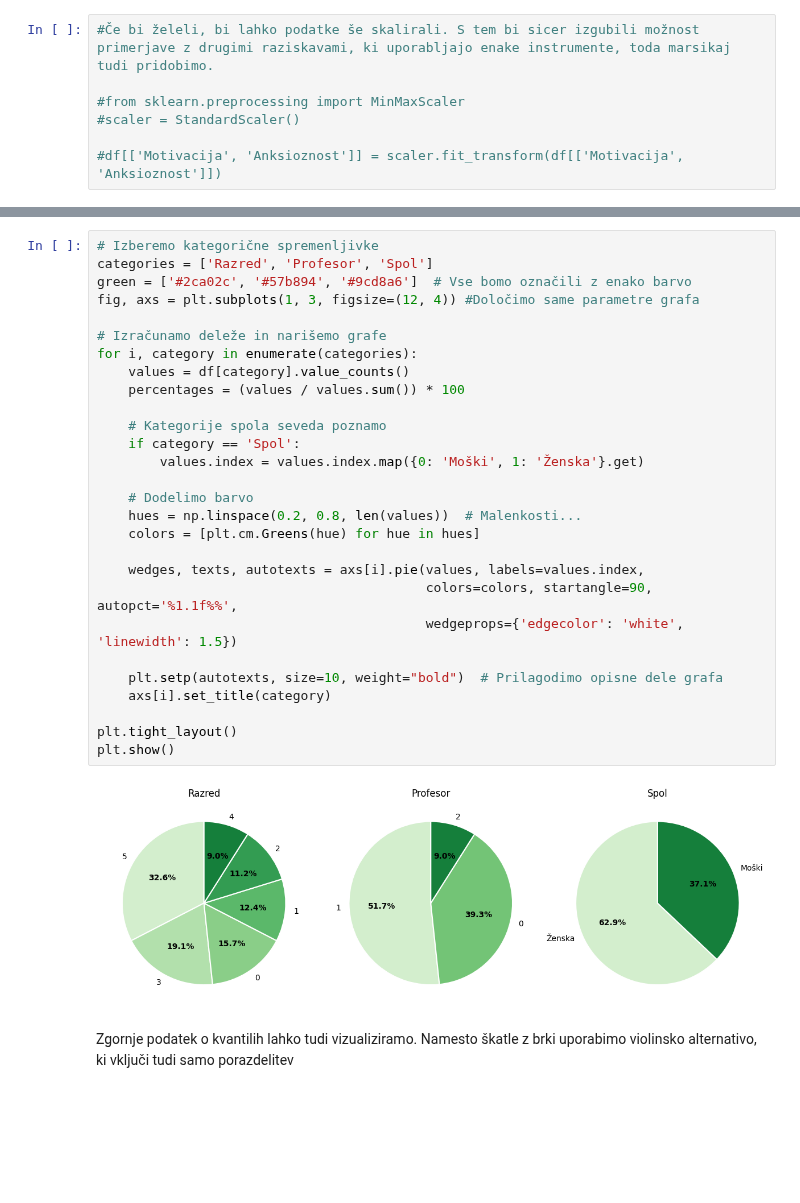
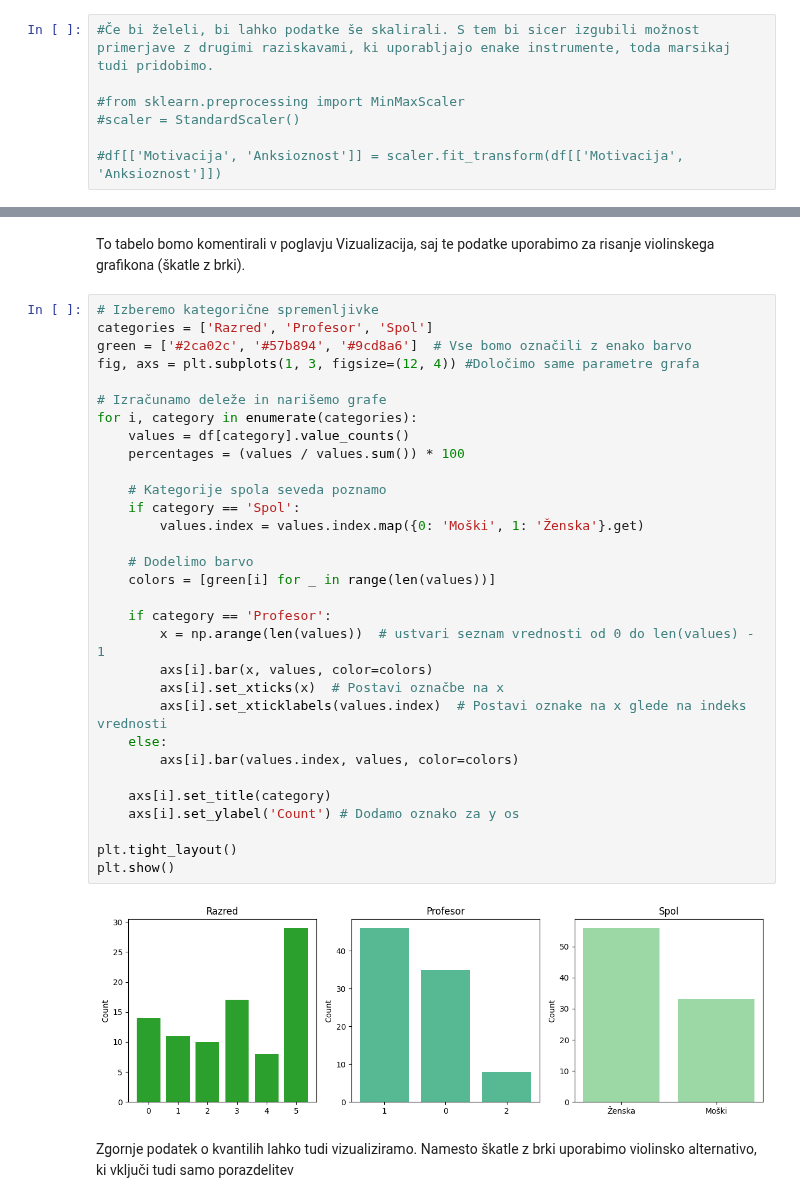
Before and after one commit to borbregant/ai_tandem_learning, a Jupyter notebook: STATISTIKA_PREDMET.ipynb, the cells around one changed output, grey strips where cells are left out. Cells and saved outputs as stored; diff of their text form; blank space fills up the shorter version.

```diff
--- a/STATISTIKA_PREDMET.ipynb
+++ b/STATISTIKA_PREDMET.ipynb
@@ -201,33 +196,38 @@ max         35.00        44.00
+# %% [markdown]
+To tabelo bomo komentirali v poglavju Vizualizacija, saj te podatke uporabimo za risanje violinskega grafikona (škatle z brki).
 # %%
 # Izberemo kategorične spremenljivke
 categories = ['Razred', 'Profesor', 'Spol']
 green = ['#2ca02c', '#57b894', '#9cd8a6']  # Vse bomo označili z enako barvo
 fig, axs = plt.subplots(1, 3, figsize=(12, 4)) #Določimo same parametre grafa
 
 # Izračunamo deleže in narišemo grafe
 for i, category in enumerate(categories):
     values = df[category].value_counts()
     percentages = (values / values.sum()) * 100
 
     # Kategorije spola seveda poznamo
     if category == 'Spol':
         values.index = values.index.map({0: 'Moški', 1: 'Ženska'}.get)
 
     # Dodelimo barvo
-    hues = np.linspace(0.2, 0.8, len(values))  # Malenkosti...
-    colors = [plt.cm.Greens(hue) for hue in hues]
+    colors = [green[i] for _ in range(len(values))]
 
-    wedges, texts, autotexts = axs[i].pie(values, labels=values.index,
-                                          colors=colors, startangle=90, autopct='%1.1f%%',
-                                          wedgeprops={'edgecolor': 'white', 'linewidth': 1.5})
+    if category == 'Profesor':
+        x = np.arange(len(values))  # ustvari seznam vrednosti od 0 do len(values) - 1
+        axs[i].bar(x, values, color=colors)
+        axs[i].set_xticks(x)  # Postavi označbe na x
+        axs[i].set_xticklabels(values.index)  # Postavi oznake na x glede na indeks vrednosti
+    else:
+        axs[i].bar(values.index, values, color=colors)
 
-    plt.setp(autotexts, size=10, weight="bold")  # Prilagodimo opisne dele grafa
     axs[i].set_title(category)
+    axs[i].set_ylabel('Count') # Dodamo oznako za y os
 
 plt.tight_layout()
 plt.show()
 # %% [output]
-[figure, old version]
+[figure, new version]
 # %% [markdown]
 Zgornje podatek o kvantilih lahko tudi vizualiziramo. Namesto škatle z brki uporabimo violinsko alternativo, ki vključi tudi samo porazdelitev
 # %%
```
Also changed, not shown: parts of 62 cells of this notebook.
